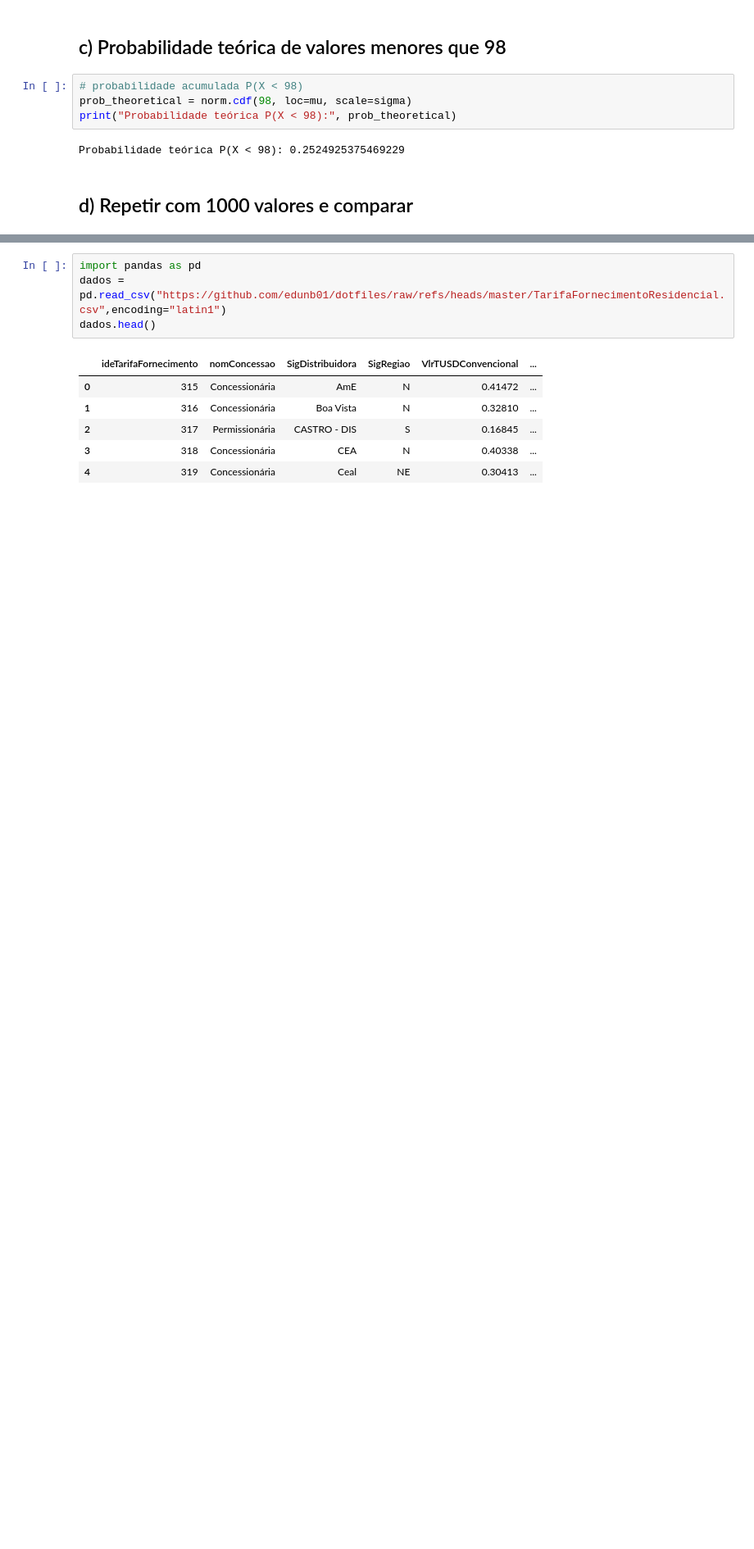
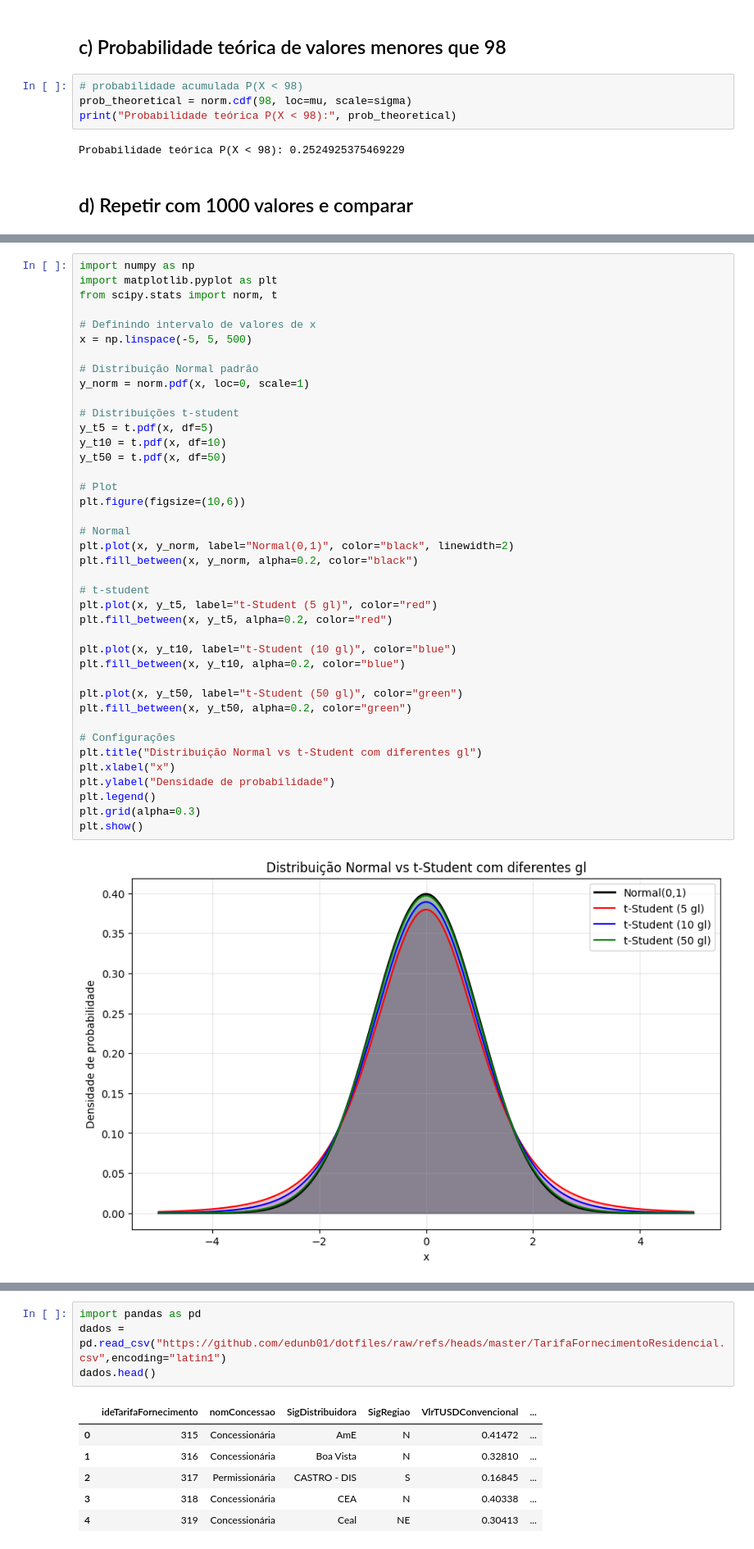
Before and after one commit to VitorGuedes22/StatPy, a Jupyter notebook: exercise1/Lista1Entrega.ipynb, the cells around one changed output, grey strips where cells are left out. Shown: that part at 82% size. Cells and saved outputs as stored; diff of their text form; blank space fills up the shorter version.

```diff
--- a/exercise1/Lista1Entrega.ipynb
+++ b/exercise1/Lista1Entrega.ipynb
@@ -338,0 +337,42 @@ Considere os dados de energia elétrica utilizados em aula anterior
+# %%
+import numpy as np
+import matplotlib.pyplot as plt
+from scipy.stats import norm, t
+
+# Definindo intervalo de valores de x
+x = np.linspace(-5, 5, 500)
+
+# Distribuição Normal padrão
+y_norm = norm.pdf(x, loc=0, scale=1)
+
+# Distribuições t-student
+y_t5 = t.pdf(x, df=5)
+y_t10 = t.pdf(x, df=10)
+y_t50 = t.pdf(x, df=50)
+
+# Plot
+plt.figure(figsize=(10,6))
+
+# Normal
+plt.plot(x, y_norm, label="Normal(0,1)", color="black", linewidth=2)
+plt.fill_between(x, y_norm, alpha=0.2, color="black")
+
+# t-student
+plt.plot(x, y_t5, label="t-Student (5 gl)", color="red")
+plt.fill_between(x, y_t5, alpha=0.2, color="red")
+
+plt.plot(x, y_t10, label="t-Student (10 gl)", color="blue")
+plt.fill_between(x, y_t10, alpha=0.2, color="blue")
+
+plt.plot(x, y_t50, label="t-Student (50 gl)", color="green")
+plt.fill_between(x, y_t50, alpha=0.2, color="green")
+
+# Configurações
+plt.title("Distribuição Normal vs t-Student com diferentes gl")
+plt.xlabel("x")
+plt.ylabel("Densidade de probabilidade")
+plt.legend()
+plt.grid(alpha=0.3)
+plt.show()
+# %% [output]
+[figure, added]
```
Also changed, not shown: parts of 7 cells of this notebook.
